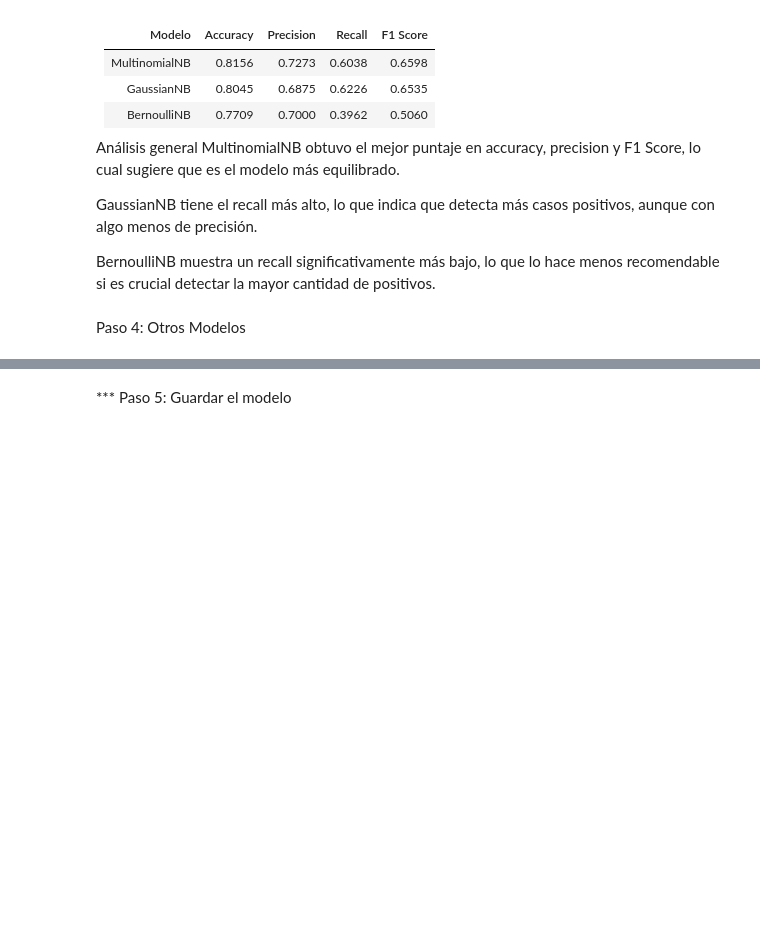
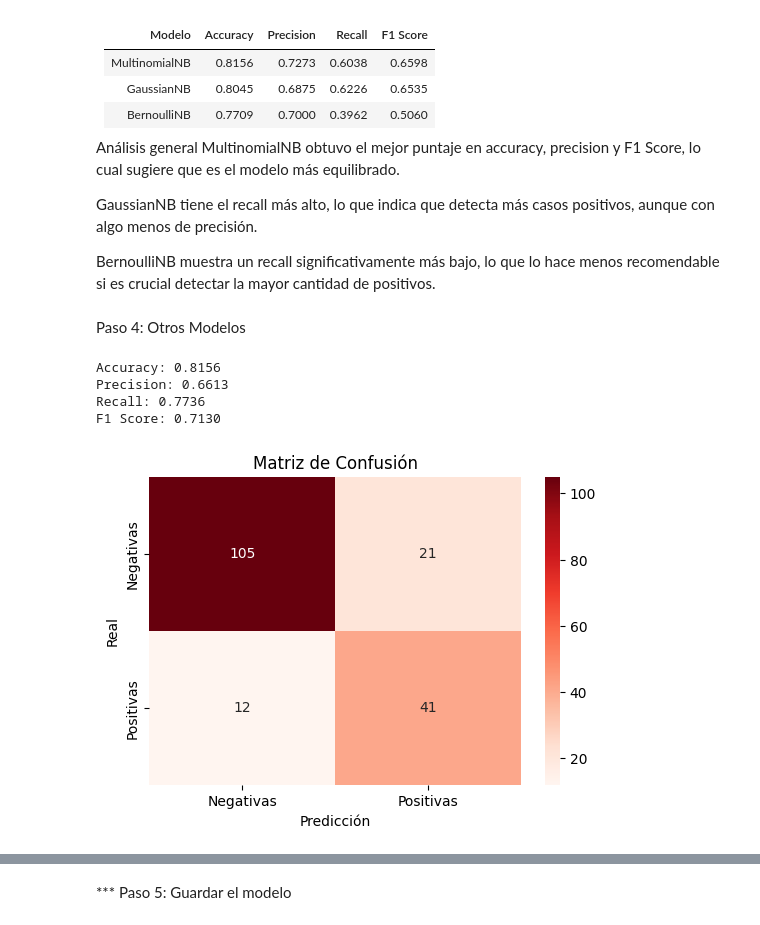
Before and after one commit to pcaliman2/20_Naive_Bayes_Alg, a Jupyter notebook: src/explore.ipynb, the cells around one changed output, grey strips where cells are left out. Saved outputs shown, nothing was run; the diff lists cells and outputs as text; code cells hidden in the pictures; blank space fills up the shorter version.

```diff
--- a/src/explore.ipynb
+++ b/src/explore.ipynb
@@ -224,7 +224,17 @@ Paso 4: Otros Modelos
 # %%
 from sklearn.ensemble import RandomForestClassifier
 
 
 rf_model = RandomForestClassifier(n_estimators=200, random_state=42)
 rf_model.fit(X_train_vec, y_train)
 y_pred_rf = rf_model.predict(X_test_vec)
+
+
+Precision_Omega(y_test, y_pred_rf)
+Matriz_Confusion(y_test, y_pred_rf)
+# %% [output]
+Accuracy: 0.8156
+Precision: 0.6613
+Recall: 0.7736
+F1 Score: 0.7130
+[figure, added]
```
Also changed, not shown: parts of 1 cell of this notebook.
